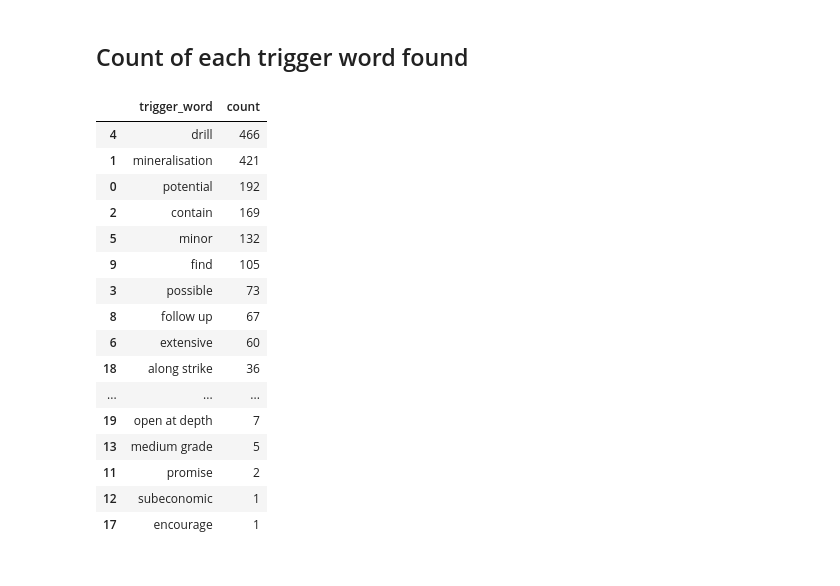
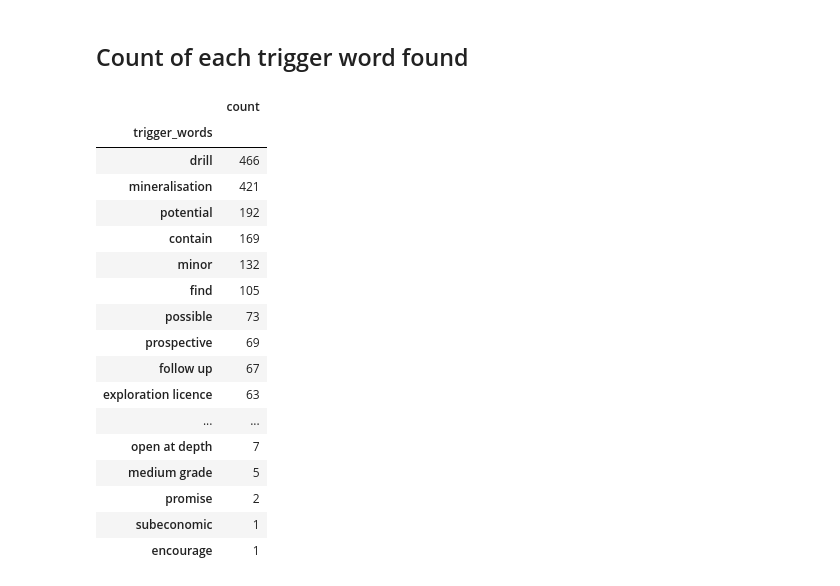
Before and after one commit to tanghyd/capstone, a Jupyter notebook: code/event_extraction.ipynb, the cells around one changed output. Saved outputs shown, nothing was run; the diff lists cells and outputs as text; code cells hidden in the pictures.

```diff
--- a/code/event_extraction.ipynb
+++ b/code/event_extraction.ipynb
@@ -137,28 +143,2 @@ sns.countplot(eventdf.n_trigger_words);
 # %% [markdown]
 ## Count of each trigger word found
-# %%
-counts = Counter(list(itertools.chain(*eventdf.trigger_words.tolist())))
-countsdf = (pd.DataFrame.from_dict(counts, orient='index')
-            .reset_index()
-            .rename(columns={'index':'trigger_word', 0:'count'})
-            .sort_values('count', ascending=False)
-           )
-countsdf
-# %% [output]
-|  | trigger_word | count |
-| 4 | drill | 466 |
-| 1 | mineralisation | 421 |
-| 0 | potential | 192 |
-| 2 | contain | 169 |
-| 5 | minor | 132 |
-| 9 | find | 105 |
-| 3 | possible | 73 |
-| 8 | follow up | 67 |
-| 6 | extensive | 60 |
-| 18 | along strike | 36 |
-| ... | ... | ... |
-| 19 | open at depth | 7 |
-| 13 | medium grade | 5 |
-| 11 | promise | 2 |
-| 12 | subeconomic | 1 |
-| 17 | encourage | 1 |
@@ -164,0 +147,22 @@ countsdf
+# %%
+feature = 'trigger_words'
+get_feature_counts_df(eventdf, feature)
+# %% [output]
+|  | count |
+| trigger_words |  |
+| drill | 466 |
+| mineralisation | 421 |
+| potential | 192 |
+| contain | 169 |
+| minor | 132 |
+| find | 105 |
+| possible | 73 |
+| prospective | 69 |
+| follow up | 67 |
+| exploration licence | 63 |
+| ... | ... |
+| open at depth | 7 |
+| medium grade | 5 |
+| promise | 2 |
+| subeconomic | 1 |
+| encourage | 1 |
```
Also changed, not shown: parts of 16 cells of this notebook, 5 other files.
